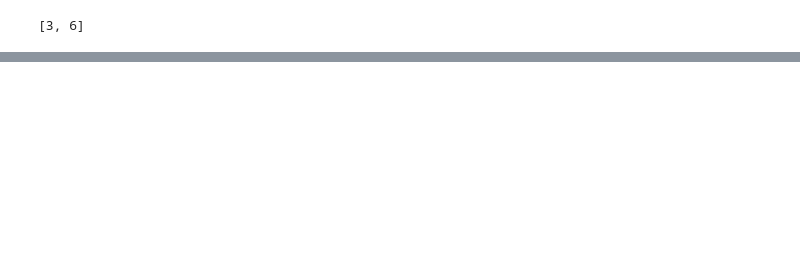
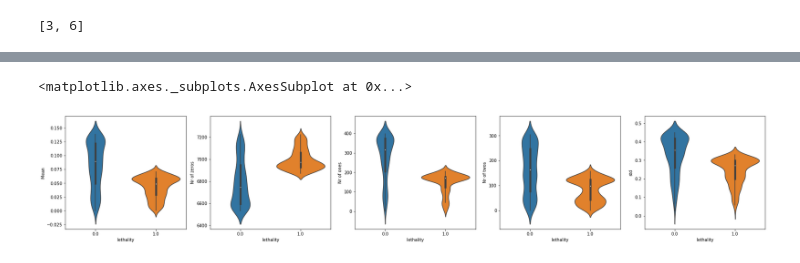
Before and after one commit to leilaicruz/machine-learning-for-yeast, a Jupyter notebook: prot_domains2lethality.ipynb, the cells around one changed output, grey strips where cells are left out. Cells and saved outputs as stored; diff of their text form; code cells hidden in the pictures; blank space fills up the shorter version.

```diff
--- a/prot_domains2lethality.ipynb
+++ b/prot_domains2lethality.ipynb
@@ -109,0 +146,7 @@ print(stats_nonlethal.iloc[1,:].mean(),stats_nonlethal.iloc[2,:].mean())
+# %%
+feature_post_false_pd=pd.DataFrame(feature_post_false)
+# %%
+feature_post_false_pd=feature_post_false_pd.fillna(0)
+feature_post_false_pd=feature_post_false_pd.T
+
+feature_post_false_pd['lethality']=np.zeros(shape=(500))
@@ -109,0 +157,14 @@ print(stats_nonlethal.iloc[1,:].mean(),stats_nonlethal.iloc[2,:].mean())
+# %%
+fig, axs = plt.subplots(ncols=5, figsize=(30,5))
+sns.violinplot(x="lethality", y="Mean", data=feature_post,ax=axs[0])
+sns.violinplot(x="lethality", y="Nr of zeros", data=feature_post,ax=axs[1])
+sns.violinplot(x="lethality", y="Nr of ones", data=feature_post,ax=axs[2])
+sns.violinplot(x="lethality", y="Nr of twos", data=feature_post,ax=axs[3])
+sns.violinplot(x="lethality", y="std", data=feature_post,ax=axs[4])
+# sns.pointplot(x="sibsp", y="survived", hue="sex", data=data, ax=axs[1])
+# sns.pointplot(x="parch", y="survived", hue="sex", data=data, ax=axs[2])
+# sns.pointplot(x="pclass", y="survived", hue="sex", data=data, ax=axs[3])
+# sns.violinplot(x="survived", y="fare", hue="sex", data=data, ax=axs[4])
+# %% [output]
+<matplotlib.axes._subplots.AxesSubplot at 0x...>
+[figure, added]
```
Also changed, not shown: parts of 45 cells of this notebook.
